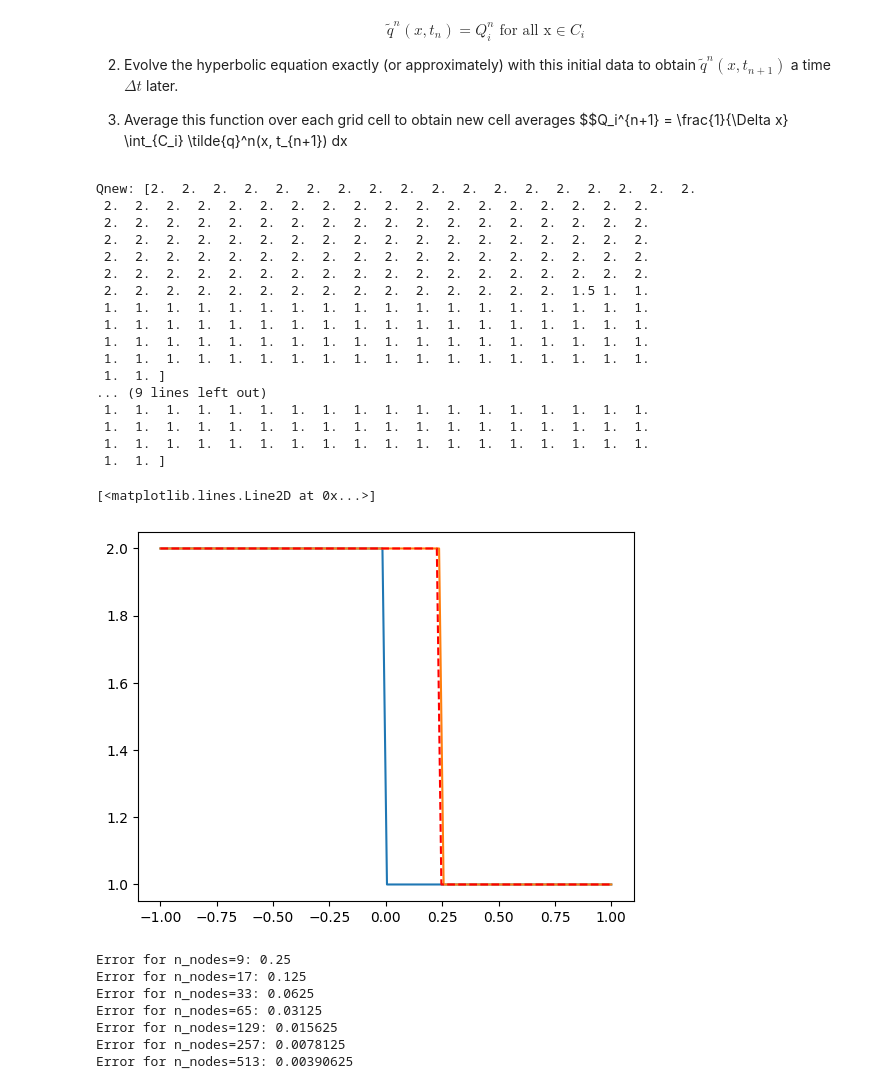
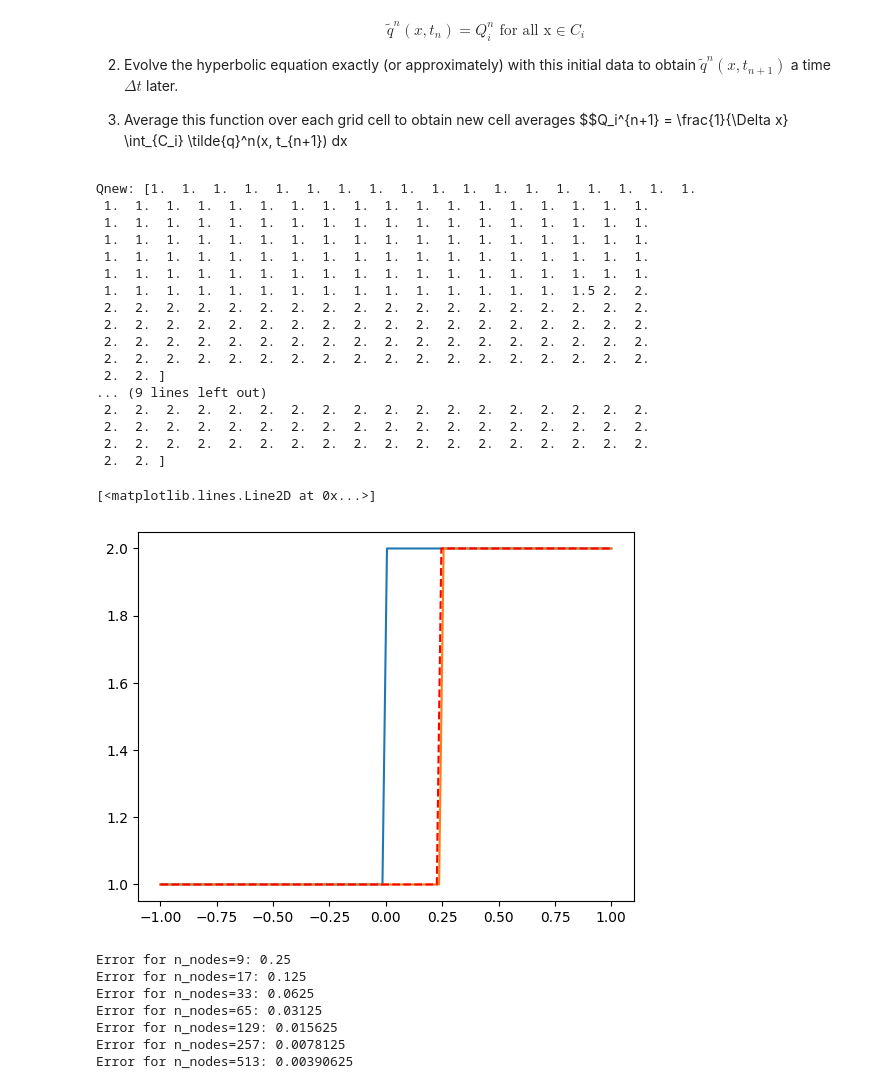
Before and after one commit to c-g-well/FiniteVolume, a Jupyter notebook: projectExperiment.ipynb, the cells around one changed output. Saved outputs shown, nothing was run; the diff lists cells and outputs as text; code cells hidden in the pictures.

```diff
--- a/projectExperiment.ipynb
+++ b/projectExperiment.ipynb
@@ -40,7 +40,7 @@ def mesh_generator_1d(x_l, x_r, n_nodes):
 
 #initial condtion
 def g(x):
-    return np.where(x <= 0, 2, 1)
+    return np.where(x <= 0, 1, 2)
 
 def rea(u,t0,T,x,c):
     #reconstruct
@@ -63,46 +63,46 @@ def rea(u,t0,T,x,c):
     return Q
 
 nNodes = 200
 h,x = mesh_generator_1d(-1,1 ,nNodes)
 
 dt = h/2
 T = 0.25
 t0 = 0
 c = 1 #advection speed
 
 
 
 u = g(x)
 Qnew = rea(u,t0,T,x,c)
 
 print(f'Qnew: {Qnew} \n \n Exact: {cell_avg(g(x-c*T))}')
 
 
 plt.plot(x,cell_avg(g(x)))
 plt.plot(x,cell_avg(g(x-c*T)))
 # plt.plot(x,g(x-c*dt))
 plt.plot(x,Qnew,'--r')
 # plt.plot(x,Q_next, '--')
 # %% [output]
-Qnew: [2.  2.  2.  2.  2.  2.  2.  2.  2.  2.  2.  2.  2.  2.  2.  2.  2.  2.
+Qnew: [1.  1.  1.  1.  1.  1.  1.  1.  1.  1.  1.  1.  1.  1.  1.  1.  1.  1.
+ 1.  1.  1.  1.  1.  1.  1.  1.  1.  1.  1.  1.  1.  1.  1.  1.  1.  1.
+ 1.  1.  1.  1.  1.  1.  1.  1.  1.  1.  1.  1.  1.  1.  1.  1.  1.  1.
+ 1.  1.  1.  1.  1.  1.  1.  1.  1.  1.  1.  1.  1.  1.  1.  1.  1.  1.
+ 1.  1.  1.  1.  1.  1.  1.  1.  1.  1.  1.  1.  1.  1.  1.  1.  1.  1.
+ 1.  1.  1.  1.  1.  1.  1.  1.  1.  1.  1.  1.  1.  1.  1.  1.  1.  1.
+ 1.  1.  1.  1.  1.  1.  1.  1.  1.  1.  1.  1.  1.  1.  1.  1.5 2.  2.
  2.  2.  2.  2.  2.  2.  2.  2.  2.  2.  2.  2.  2.  2.  2.  2.  2.  2.
  2.  2.  2.  2.  2.  2.  2.  2.  2.  2.  2.  2.  2.  2.  2.  2.  2.  2.
  2.  2.  2.  2.  2.  2.  2.  2.  2.  2.  2.  2.  2.  2.  2.  2.  2.  2.
  2.  2.  2.  2.  2.  2.  2.  2.  2.  2.  2.  2.  2.  2.  2.  2.  2.  2.
+ 2.  2. ]
+... (9 lines left out)
  2.  2.  2.  2.  2.  2.  2.  2.  2.  2.  2.  2.  2.  2.  2.  2.  2.  2.
- 2.  2.  2.  2.  2.  2.  2.  2.  2.  2.  2.  2.  2.  2.  2.  1.5 1.  1.
- 1.  1.  1.  1.  1.  1.  1.  1.  1.  1.  1.  1.  1.  1.  1.  1.  1.  1.
- 1.  1.  1.  1.  1.  1.  1.  1.  1.  1.  1.  1.  1.  1.  1.  1.  1.  1.
- 1.  1.  1.  1.  1.  1.  1.  1.  1.  1.  1.  1.  1.  1.  1.  1.  1.  1.
- 1.  1.  1.  1.  1.  1.  1.  1.  1.  1.  1.  1.  1.  1.  1.  1.  1.  1.
- 1.  1. ]
-... (9 lines left out)
- 1.  1.  1.  1.  1.  1.  1.  1.  1.  1.  1.  1.  1.  1.  1.  1.  1.  1.
- 1.  1.  1.  1.  1.  1.  1.  1.  1.  1.  1.  1.  1.  1.  1.  1.  1.  1.
- 1.  1.  1.  1.  1.  1.  1.  1.  1.  1.  1.  1.  1.  1.  1.  1.  1.  1.
- 1.  1. ]
+ 2.  2.  2.  2.  2.  2.  2.  2.  2.  2.  2.  2.  2.  2.  2.  2.  2.  2.
+ 2.  2.  2.  2.  2.  2.  2.  2.  2.  2.  2.  2.  2.  2.  2.  2.  2.  2.
+ 2.  2. ]
 [<matplotlib.lines.Line2D at 0x...>]
-[figure, old version]
+[figure, new version]
 # %%
 def cell_avg(u):
     n = len(u)
```
Also changed, not shown: parts of 17 cells of this notebook.
